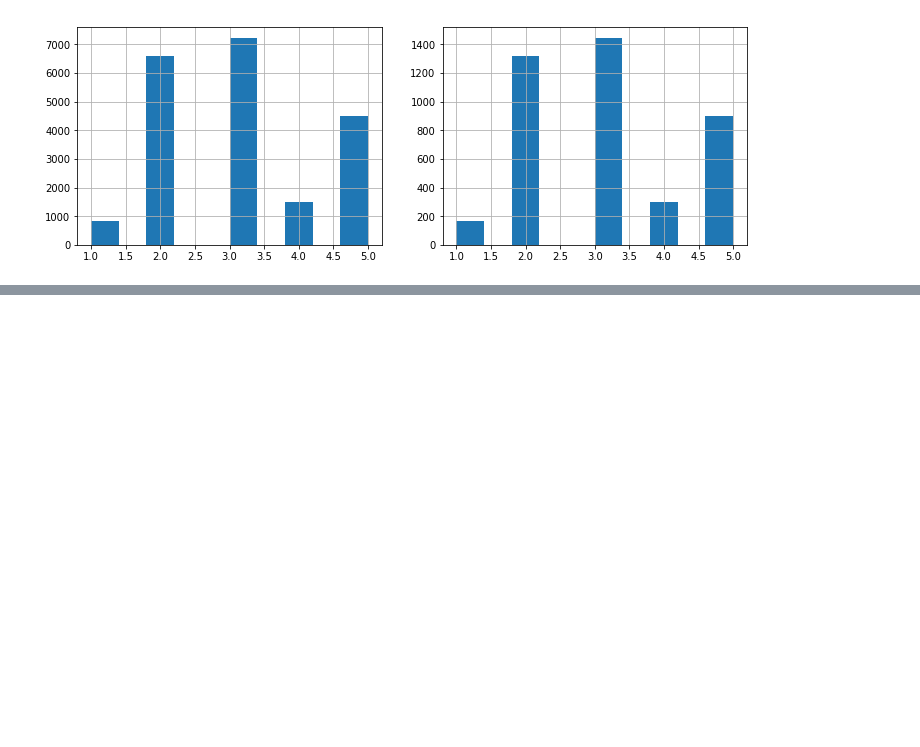
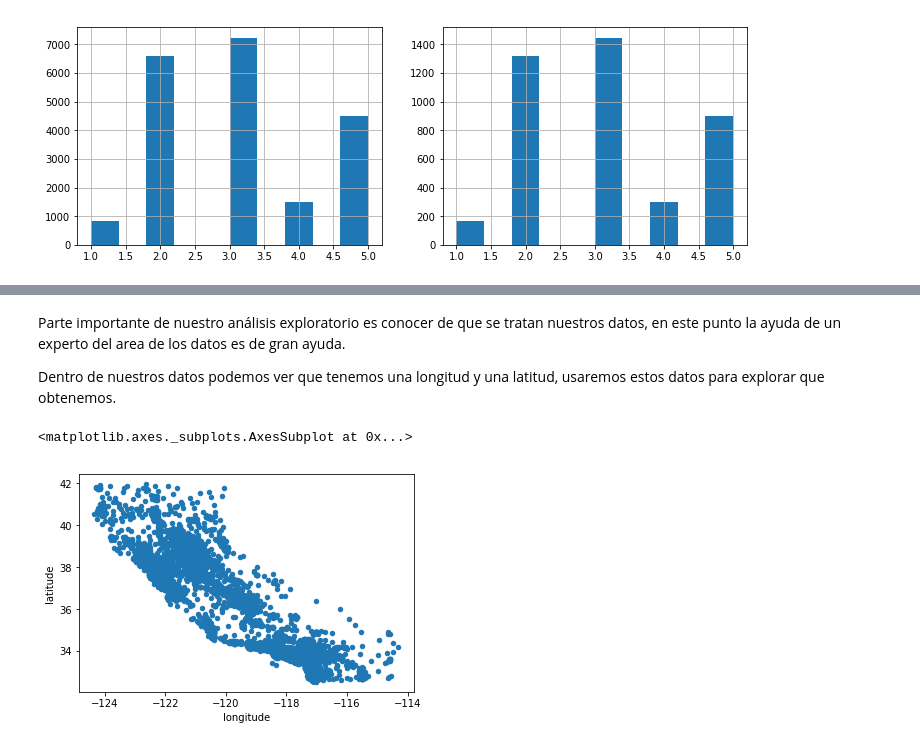
Before and after one commit to moyarzunsil/Intro_ML, a Jupyter notebook: 02 - Pasos de un proyecto de ML.ipynb, the cells around one changed output, grey strips where cells are left out. Saved outputs shown, nothing was run; the diff lists cells and outputs as text; code cells hidden in the pictures; blank space fills up the shorter version.

```diff
--- a/02 - Pasos de un proyecto de ML.ipynb
+++ b/02 - Pasos de un proyecto de ML.ipynb
@@ -228,0 +250,11 @@ Name: income_cat, dtype: float64
+# %%
+housing = strat_train_set.copy()
+# %% [markdown]
+Parte importante de nuestro análisis exploratorio es conocer de que se tratan nuestros datos, en este punto la ayuda de un experto del area de los datos es de gran ayuda.
+
+Dentro de nuestros datos podemos ver que tenemos una longitud y una latitud, usaremos estos datos para explorar que obtenemos.
+# %%
+housing.plot(kind="scatter", x="longitude", y="latitude")
+# %% [output]
+<matplotlib.axes._subplots.AxesSubplot at 0x...>
+[figure, added]
```
Also changed, not shown: parts of 7 cells of this notebook, 3 other files.
